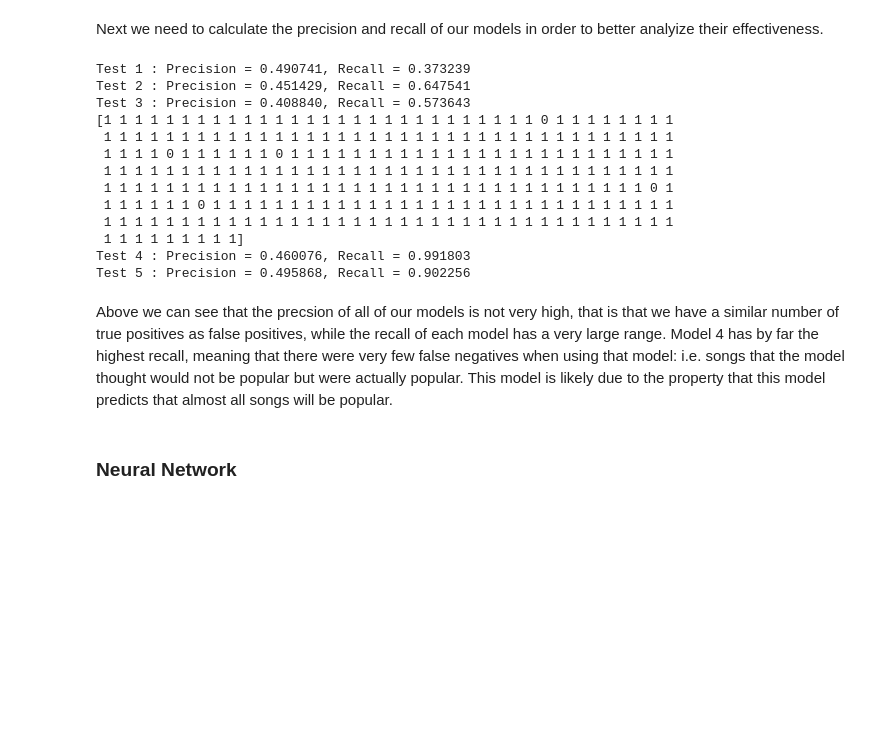
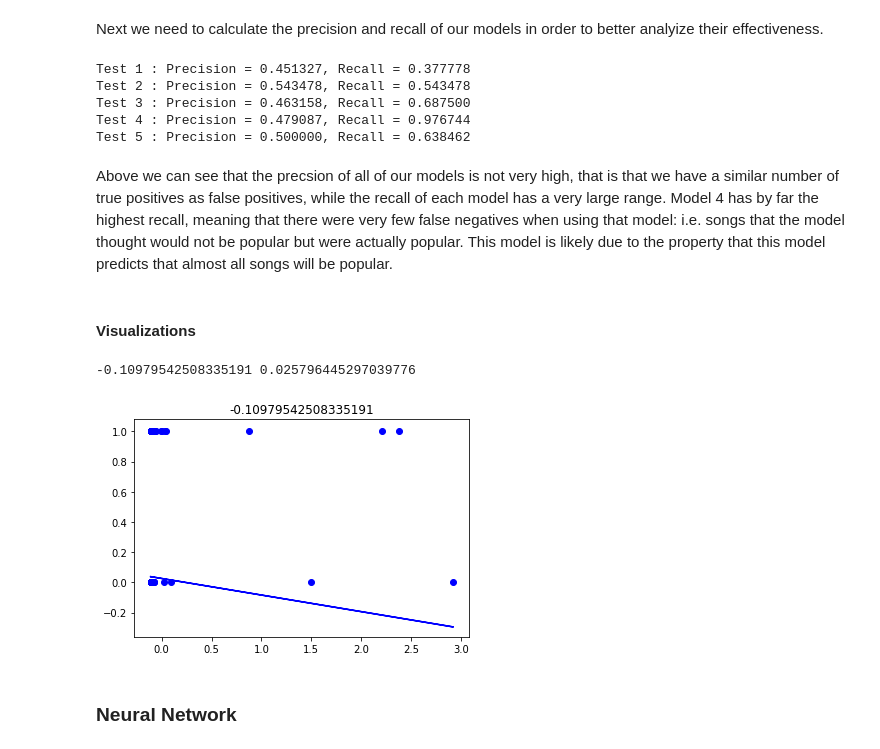
Before and after one commit to ethantanen/DataScience_FinalProject, a Jupyter notebook: Deliverables/Deliv_3/Deliverables 3.ipynb, the cells around one changed output. Drawn from its saved outputs; the diff is of its cells as text; code cells hidden in the pictures; blank space fills up the shorter version.

Commit message:
added visualizations for regressions

```diff
--- a/Deliverables/Deliv_3/Deliverables 3.ipynb
+++ b/Deliverables/Deliv_3/Deliverables 3.ipynb
@@ -212,28 +213,39 @@ print("Test 3 : Precision = %f, Recall = %f" % (precision(TP3,FP3), recall(TP3,
 
 y_test4 = list(y_test4)
 TP4, TN4, FP4, FN4 = conditions(predicted_test4, y_test4)
-print(predicted_test4)
 print("Test 4 : Precision = %f, Recall = %f" % (precision(TP4,FP4), recall(TP4, FN4)))
 
 y_test5 = list(y_test5)
 TP5, TN5, FP5, FN5 = conditions(predicted_test5, y_test5)
 print("Test 5 : Precision = %f, Recall = %f" % (precision(TP5,FP5), recall(TP5, FN5)))
 # %% [output]
-Test 1 : Precision = 0.490741, Recall = 0.373239
-Test 2 : Precision = 0.451429, Recall = 0.647541
-Test 3 : Precision = 0.408840, Recall = 0.573643
-[1 1 1 1 1 1 1 1 1 1 1 1 1 1 1 1 1 1 1 1 1 1 1 1 1 1 1 1 0 1 1 1 1 1 1 1 1
- 1 1 1 1 1 1 1 1 1 1 1 1 1 1 1 1 1 1 1 1 1 1 1 1 1 1 1 1 1 1 1 1 1 1 1 1 1
- 1 1 1 1 0 1 1 1 1 1 1 0 1 1 1 1 1 1 1 1 1 1 1 1 1 1 1 1 1 1 1 1 1 1 1 1 1
- 1 1 1 1 1 1 1 1 1 1 1 1 1 1 1 1 1 1 1 1 1 1 1 1 1 1 1 1 1 1 1 1 1 1 1 1 1
- 1 1 1 1 1 1 1 1 1 1 1 1 1 1 1 1 1 1 1 1 1 1 1 1 1 1 1 1 1 1 1 1 1 1 1 0 1
- 1 1 1 1 1 1 0 1 1 1 1 1 1 1 1 1 1 1 1 1 1 1 1 1 1 1 1 1 1 1 1 1 1 1 1 1 1
- 1 1 1 1 1 1 1 1 1 1 1 1 1 1 1 1 1 1 1 1 1 1 1 1 1 1 1 1 1 1 1 1 1 1 1 1 1
- 1 1 1 1 1 1 1 1 1]
-Test 4 : Precision = 0.460076, Recall = 0.991803
-Test 5 : Precision = 0.495868, Recall = 0.902256
+Test 1 : Precision = 0.451327, Recall = 0.377778
+Test 2 : Precision = 0.543478, Recall = 0.543478
+Test 3 : Precision = 0.463158, Recall = 0.687500
+Test 4 : Precision = 0.479087, Recall = 0.976744
+Test 5 : Precision = 0.500000, Recall = 0.638462
 # %% [markdown]
 Above we can see that the precsion of all of our models is not very high, that is that we have a similar number of true positives as false positives, while the recall of each model has a very large range. Model 4 has by far the highest recall, meaning that there were very few false negatives when using that model: i.e. songs that the model thought would not be popular but were actually popular. This model is likely due to the property that this model predicts that almost all songs will be popular.
+# %% [markdown]
+#### Visualizations
+# %%
+x = x_test4
+y = y_test4
+#line = matplotlib.lines.Line2D(clf4.coef_, clf4.intercept_)
+plt.scatter(x, y, c='b')
+slope = clf4.coef_[0][0]
+intercept = clf4.intercept_[0]
+print(slope, intercept)
+
+# Create a list of values in the best fit line
+abline_values = [slope * i + intercept for i in x]
+# Plot the best fit line over the actual values
+plt.plot(x, abline_values, 'b')
+plt.title(slope)
+plt.show()
+# %% [output]
+-0.10979542508335191 0.025796445297039776
+[figure, added]
 # %% [markdown]
 ### Neural Network
 # %% [markdown]
```
Also changed, not shown: parts of 3 cells of this notebook.
